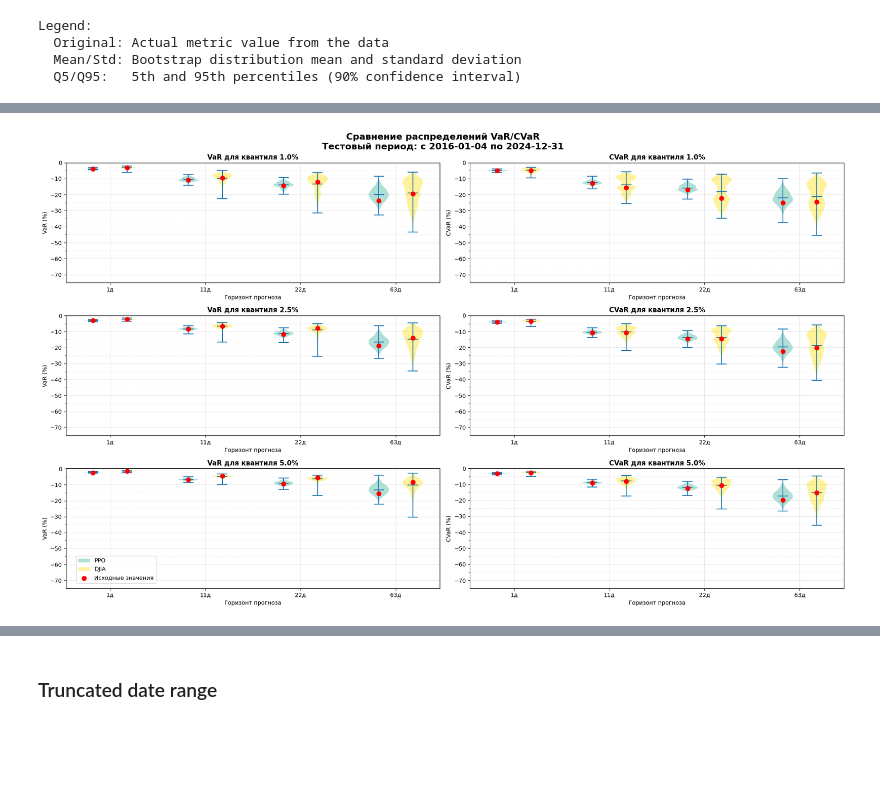
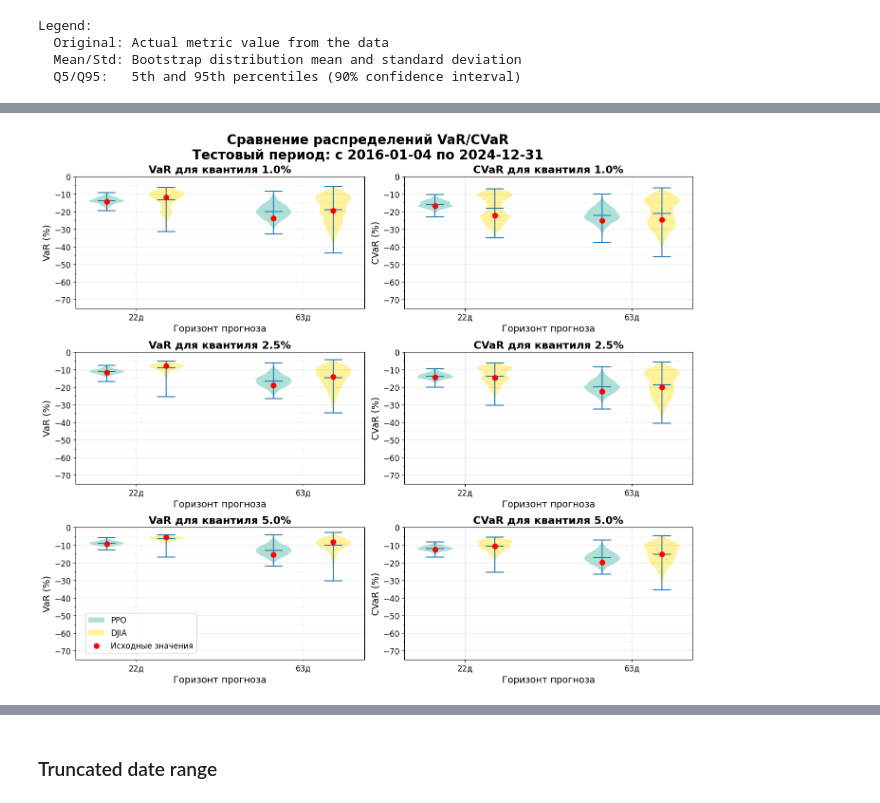
Before and after one commit to tony-pitchblack/FinRL, a Jupyter notebook: examples/finrl_dt_replicate_train_hft.ipynb, the cells around one changed output, grey strips where cells are left out. Saved outputs shown, nothing was run; the diff lists cells and outputs as text; code cells hidden in the pictures; blank space fills up the shorter version.

Commit message:
add MC distributions plots

```diff
--- a/examples/finrl_dt_replicate_train_hft.ipynb
+++ b/examples/finrl_dt_replicate_train_hft.ipynb
@@ -8794,7 +8822,7 @@ def plot_var_cvar_comparison(
         end_str = end_date.strftime('%Y-%m-%d')
 
     title = f"Сравнение распределений VaR/CVaR\nТестовый период: с {start_str} по {end_str}"
-    fig.suptitle(title, fontsize=16, fontweight='bold')
+    fig.suptitle(title, fontsize=20, fontweight='bold')  # Increased from 16
 
     # Plot for each quantile level
     for i, q in enumerate(var_quantiles):
@@ -8861,11 +8889,12 @@ def plot_var_cvar_comparison(
             horizon_centers.append((start_pos + end_pos) / 2)
             pos_counter += 0.8
 
-        ax_var.set_title(f'VaR для квантиля {q*100:.1f}%', fontweight='bold')
-        ax_var.set_xlabel('Горизонт прогноза')
-        ax_var.set_ylabel('VaR (%)')
+        ax_var.set_title(f'VaR для квантиля {q*100:.1f}%', fontsize=16, fontweight='bold')  # Increased from default
+        ax_var.set_xlabel('Горизонт прогноза', fontsize=14)  # Increased from default
+        ax_var.set_ylabel('VaR (%)', fontsize=14)  # Increased from default
         ax_var.set_xticks(horizon_centers)
-        ax_var.set_xticklabels([f"{h}д" for h in var_horizons])
+        ax_var.set_xticklabels([f"{h}д" for h in var_horizons], fontsize=12)  # Increased from default
+        ax_var.tick_params(axis='y', labelsize=12)  # Increased from default
         ax_var.set_yticks(np.arange(-60, 5, 5), minor=True)
 
         # For VaR subplot (after ax_var.grid(True, alpha=0.3)):
@@ -8929,11 +8958,12 @@ def plot_var_cvar_comparison(
                 pos_counter += 1
             pos_counter += 0.8
 
-        ax_cvar.set_title(f'CVaR для квантиля {q*100:.1f}%', fontweight='bold')
-        ax_cvar.set_xlabel('Горизонт прогноза')
-        ax_cvar.set_ylabel('CVaR (%)')
+        ax_cvar.set_title(f'CVaR для квантиля {q*100:.1f}%', fontsize=16, fontweight='bold')  # Increased from default
+        ax_cvar.set_xlabel('Горизонт прогноза', fontsize=14)  # Increased from default
+        ax_cvar.set_ylabel('CVaR (%)', fontsize=14)  # Increased from default
         ax_cvar.set_xticks(horizon_centers)
-        ax_cvar.set_xticklabels([f"{h}д" for h in var_horizons])
+        ax_cvar.set_xticklabels([f"{h}д" for h in var_horizons], fontsize=12)  # Increased from default
+        ax_cvar.tick_params(axis='y', labelsize=12)  # Increased from default
         ax_cvar.set_yticks(np.arange(-70, 5, 5), minor=True)
         ax_cvar.grid(True, alpha=0.3)
         ax_cvar.set_yticks(np.arange(-70, 5, 5), minor=True)
@@ -8948,8 +8978,8 @@ def plot_var_cvar_comparison(
                     for i, name in enumerate(algorithm_names)]
     legend_elements.append(plt.scatter([], [], color='red', s=60, label='Исходные значения'))
 
-    # Add legend to the lowest VaR plot (bottom left)
-    axes[-1, 0].legend(handles=legend_elements, loc='lower left', bbox_to_anchor=(0.02, 0.02))
+    # Add legend to the lowest VaR plot (bottom left) with increased font size
+    axes[-1, 0].legend(handles=legend_elements, loc='lower left', bbox_to_anchor=(0.02, 0.02), fontsize=12)
 
     # # Add legend to the lowest CVaR plot (bottom right)
     # axes[-1, 1].legend(handles=legend_elements, loc='lower left', bbox_to_anchor=(0.02, 0.02))
@@ -9076,6 +9376,7 @@ def aggregate_metrics_across_runs(all_results, include_var_cvar=True):
 # %%
 BOOTSTRAP_BLOCK_LENGTH = 20
 CHOSEN_HASH = 'bce6e29d4827f16d9145db5732178fe7a61dd9ef87f2a762b627a7ac3c920815'
+VAR_HORIZONS = (22, 63)
 # %% [markdown]
 ### Full date range
 # %%
@@ -9090,7 +9391,7 @@ model_results = stationary_bootstrap_metrics(
     quantiles=[0.05, 0.95],
     random_state=42,
     var_quantiles=(0.01, 0.025, 0.05),
-    var_horizons=(1, 11, 22, 63),
+    var_horizons=VAR_HORIZONS,
     include_var_cvar=True
 )
 
@@ -9153,7 +9454,7 @@ portfolio_results = stationary_bootstrap_metrics(
     quantiles=[0.05, 0.95],
     random_state=42,
     var_quantiles=(0.01, 0.025, 0.05),
-    var_horizons=(1, 11, 22, 63),
+    var_horizons=VAR_HORIZONS,
     include_var_cvar=True
 )
 
@@ -9201,15 +9502,16 @@ Bootstrap Results (mean±std):
 # %%
 # Assuming you have results for multiple algorithms
 ppo_results = model_results['var_cvar_metrics']
 djia_results = portfolio_results['var_cvar_metrics']
 
 plot_var_cvar_comparison(
     results_list=[ppo_results, djia_results],
     algorithm_names=['PPO', 'DJIA'],
     start_date=agg_account_values_df['date'].iloc[0].date(),
     end_date=agg_account_values_df['date'].iloc[-1].date(),
-    figsize=(20, 12),
+    # figsize=(20, 12),
+    figsize=(14, 12),
     min_ylim=-75
 )
 # %% [output]
-[figure, old version]
+[figure, new version]
```
Also changed, not shown: parts of 17 cells of this notebook.
